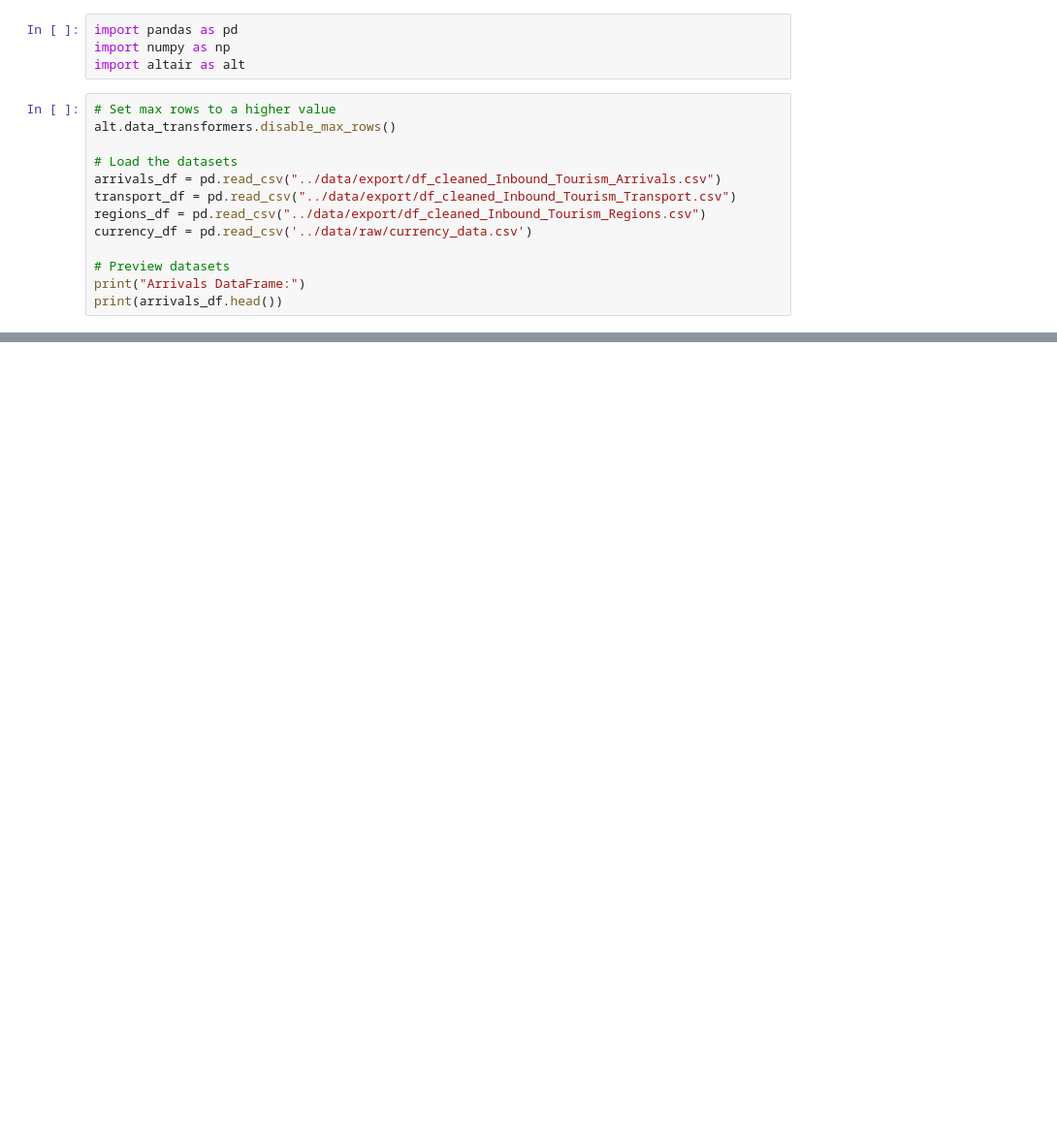
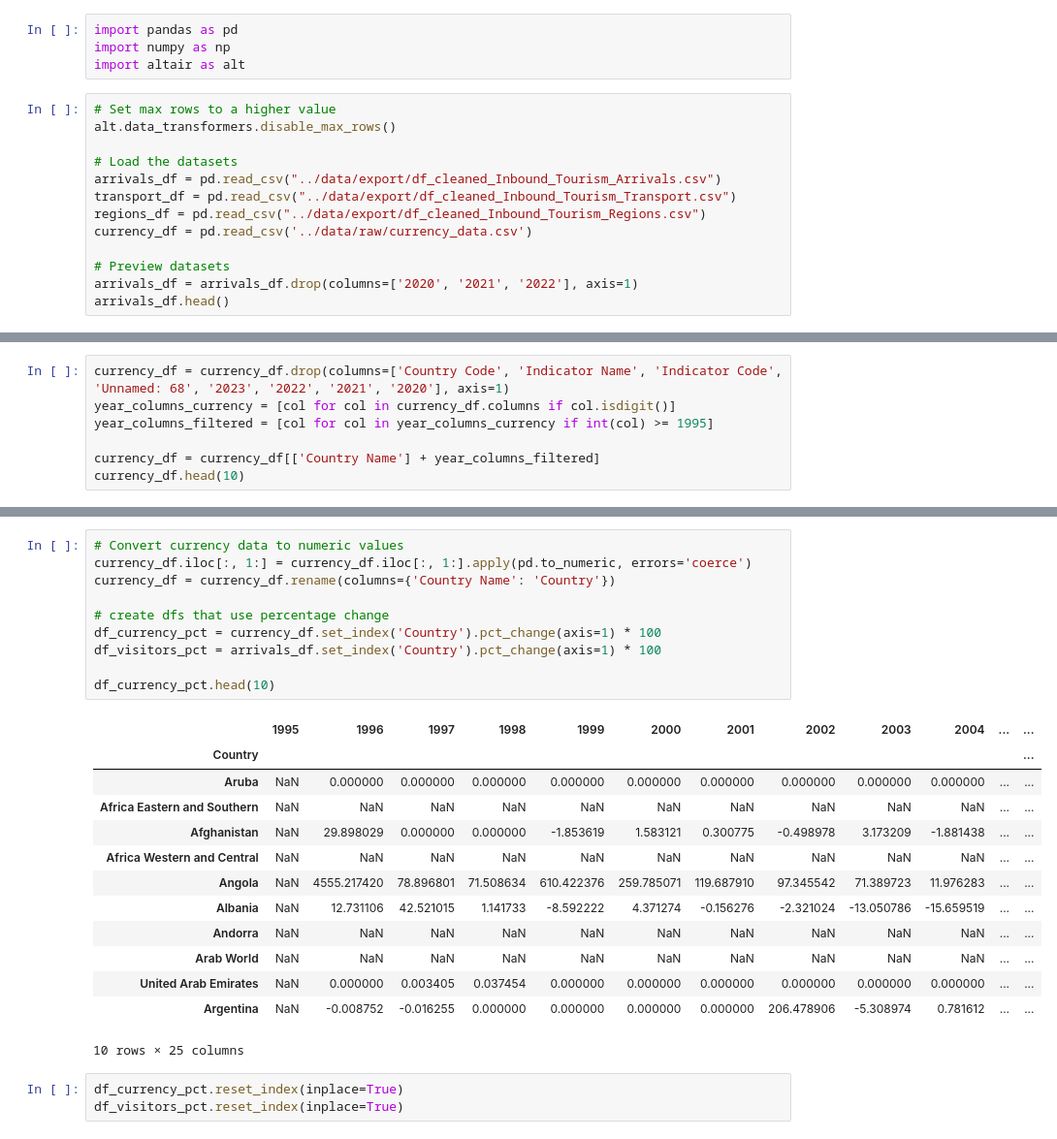
Before and after one commit to scottstossel/datasci-209-final-project, a Jupyter notebook: notebooks/currency_analysis.ipynb, the cells around one changed output, grey strips where cells are left out. Shown: that part at 97% size. Saved outputs shown, nothing was run; the diff lists cells and outputs as text; blank space fills up the shorter version.

```diff
--- a/notebooks/currency_analysis.ipynb
+++ b/notebooks/currency_analysis.ipynb
@@ -13,6 +13,6 @@ regions_df = pd.read_csv("../data/export/df_cleaned_Inbound_Tourism_Regions.csv"
 currency_df = pd.read_csv('../data/raw/currency_data.csv')
 
 # Preview datasets
-print("Arrivals DataFrame:")
-print(arrivals_df.head())
+arrivals_df = arrivals_df.drop(columns=['2020', '2021', '2022'], axis=1)
+arrivals_df.head()
 # %% [output]
@@ -45,0 +26,7 @@ currency_df.head()
+# %%
+currency_df = currency_df.drop(columns=['Country Code', 'Indicator Name', 'Indicator Code', 'Unnamed: 68', '2023', '2022', '2021', '2020'], axis=1)
+year_columns_currency = [col for col in currency_df.columns if col.isdigit()]
+year_columns_filtered = [col for col in year_columns_currency if int(col) >= 1995]
+
+currency_df = currency_df[['Country Name'] + year_columns_filtered]
+currency_df.head(10)
@@ -45,0 +46,27 @@ currency_df.head()
+# %%
+# Convert currency data to numeric values
+currency_df.iloc[:, 1:] = currency_df.iloc[:, 1:].apply(pd.to_numeric, errors='coerce')
+currency_df = currency_df.rename(columns={'Country Name': 'Country'})
+
+# create dfs that use percentage change
+df_currency_pct = currency_df.set_index('Country').pct_change(axis=1) * 100
+df_visitors_pct = arrivals_df.set_index('Country').pct_change(axis=1) * 100
+
+df_currency_pct.head(10)
+# %% [output]
+|  | 1995 | 1996 | 1997 | 1998 | 1999 | 2000 | 2001 | 2002 | 2003 | 2004 | ... | ... |
+| Country |  |  |  |  |  |  |  |  |  |  |  | ... |
+| Aruba | NaN | 0.000000 | 0.000000 | 0.000000 | 0.000000 | 0.000000 | 0.000000 | 0.000000 | 0.000000 | 0.000000 | ... | ... |
+| Africa Eastern and Southern | NaN | NaN | NaN | NaN | NaN | NaN | NaN | NaN | NaN | NaN | ... | ... |
+| Afghanistan | NaN | 29.898029 | 0.000000 | 0.000000 | -1.853619 | 1.583121 | 0.300775 | -0.498978 | 3.173209 | -1.881438 | ... | ... |
+| Africa Western and Central | NaN | NaN | NaN | NaN | NaN | NaN | NaN | NaN | NaN | NaN | ... | ... |
+| Angola | NaN | 4555.217420 | 78.896801 | 71.508634 | 610.422376 | 259.785071 | 119.687910 | 97.345542 | 71.389723 | 11.976283 | ... | ... |
+| Albania | NaN | 12.731106 | 42.521015 | 1.141733 | -8.592222 | 4.371274 | -0.156276 | -2.321024 | -13.050786 | -15.659519 | ... | ... |
+| Andorra | NaN | NaN | NaN | NaN | NaN | NaN | NaN | NaN | NaN | NaN | ... | ... |
+| Arab World | NaN | NaN | NaN | NaN | NaN | NaN | NaN | NaN | NaN | NaN | ... | ... |
+| United Arab Emirates | NaN | 0.000000 | 0.003405 | 0.037454 | 0.000000 | 0.000000 | 0.000000 | 0.000000 | 0.000000 | 0.000000 | ... | ... |
+| Argentina | NaN | -0.008752 | -0.016255 | 0.000000 | 0.000000 | 0.000000 | 0.000000 | 206.478906 | -5.308974 | 0.781612 | ... | ... |
+10 rows × 25 columns
+# %%
+df_currency_pct.reset_index(inplace=True)
+df_visitors_pct.reset_index(inplace=True)
```
Also changed, not shown: parts of 14 cells of this notebook.
